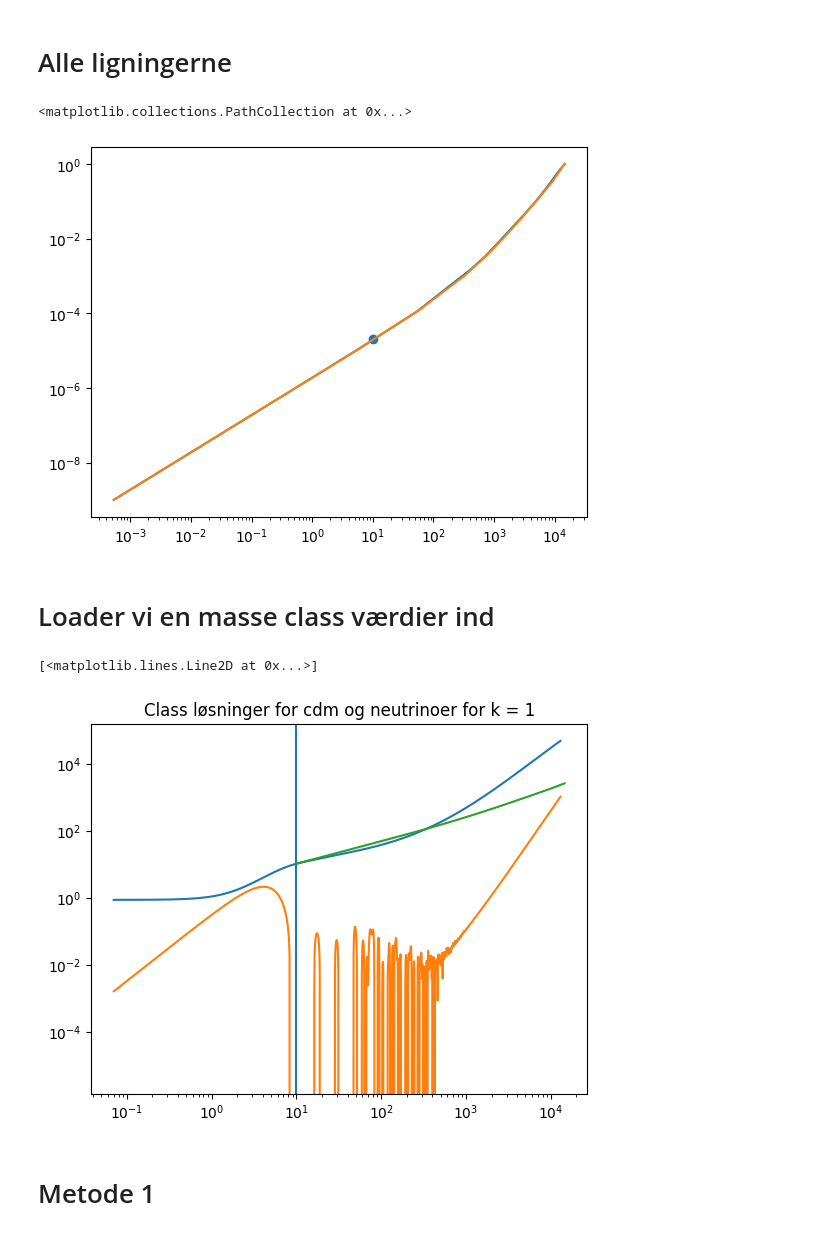
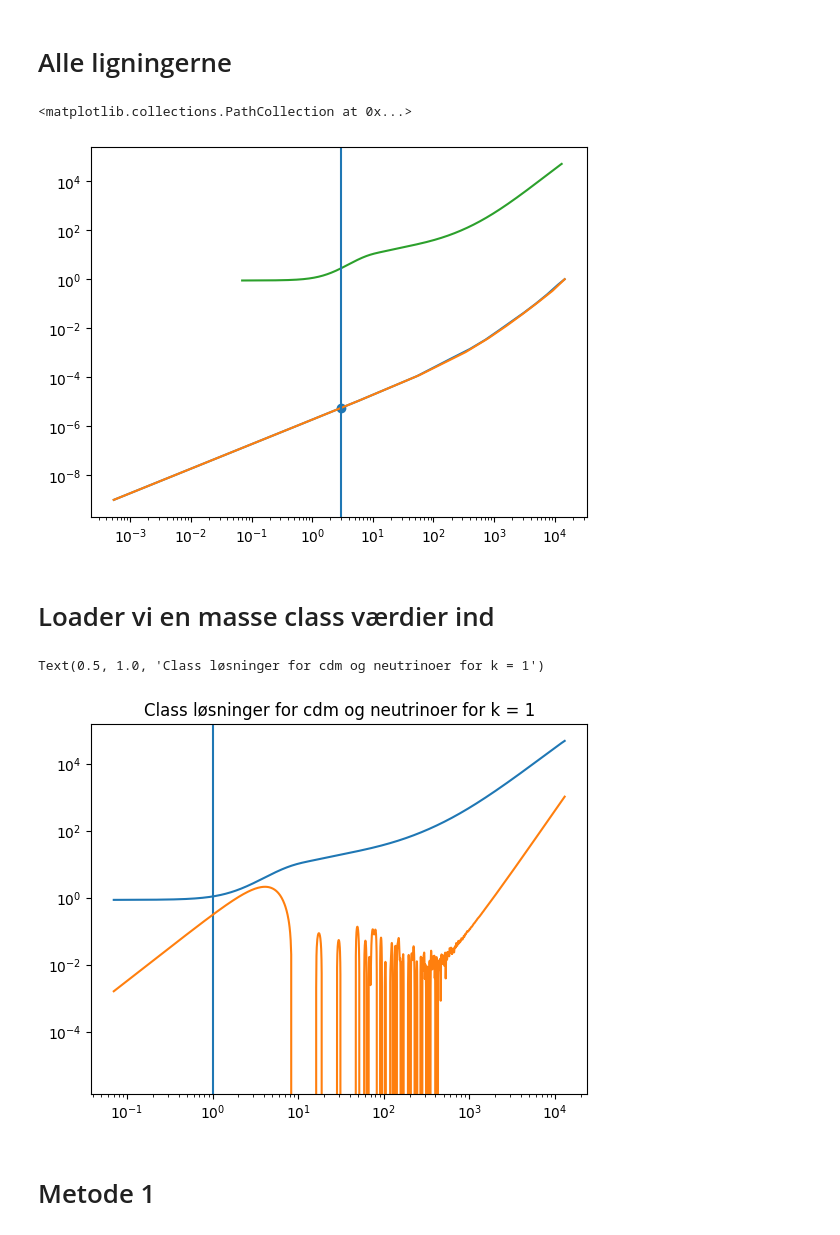
Before and after one commit to eriksteenberg/Power-spectrum-Test, a Jupyter notebook: cdm_cs_simulering-Copy1.ipynb, the cells around one changed output. Drawn from its saved outputs; the diff is of its cells as text; code cells hidden in the pictures.

```diff
--- a/cdm_cs_simulering-Copy1.ipynb
+++ b/cdm_cs_simulering-Copy1.ipynb
@@ -56,6 +50,13 @@ T_ini = x / k
 # %% [markdown]
 # Alle ligningerne
 # %%
+x = 3
+k_ind = 1
+k = kvec[k_ind]
+
+T_ini = x / k
+
+
 # udregner Hubbleparameteren
 
 def H(a):
@@ -76,44 +77,67 @@ def Tv(a):
 
 # lydhastighed
 
-def cs(a,mv):
-    return 2.680 * Tv(a) / mv
+def cs(a,mv,factor):
+    return factor * Tv(a) / mv
 
 # udregn a
 def a_solve(tau,y):
     a = y[0]
     a_dt = a * a * H(a)
     return [a_dt]
 
 
 
 
 tau_init =   (1/H0) * (Omega_R ** (-0.5)) * a0
 
 
 sol_tau = sc.solve_ivp(tau_cal,t_span=[a0,aend],y0=[tau_init])
 tau = sol_tau.y[0]
 
 
 sol_a = sc.solve_ivp(a_solve,t_span=[tau[0],tau[-1]],y0=[a0])
 a_tau = sol_a.t
 a = sol_a.y[0]
 
 #print(a[0],a[-1])
 
 a_interp = scipy.interpolate.interp1d(a_tau,a)
 #print(a_interp(14550))
 
 plt.loglog(tau,a_interp(tau))
 plt.loglog(a_tau,a)
 
 #plt.loglog(a,a_tau)
 plt.scatter(T_ini,a_interp(T_ini))
+
+
+
+
+delta_class = pts[k_ind]["delta_cdm"]
+theta_class = pts[k_ind]["theta_cdm"]
+tau_class = pts[k_ind]["tau [Mpc]"]
+delta_init = scipy.interpolate.interp1d(tau_class,delta_class)(T_ini)
+theta_init = scipy.interpolate.interp1d(tau_class,theta_class)(T_ini)
+# = np.interp(T_ini,tau_class,delta_class)
+#np.interp(T_ini,)
+delta_neutrino_class = pts[k_ind]["delta_ncdm[0]"]
+theta_neutrino_class = pts[k_ind]["theta_ncdm[0]"]
+
+
+a_class = pts[k_ind]["a"]
+
+delta_neutrino_init = scipy.interpolate.interp1d(tau_class,delta_neutrino_class)(T_ini)
+theta_neutrino_init = scipy.interpolate.interp1d(tau_class,theta_neutrino_class)(T_ini)
+
+plt.plot(tau_class,-delta_class)
+plt.axvline(T_ini)
+plt.scatter(T_ini,delta_init,c="red")
 # %% [output]
 <matplotlib.collections.PathCollection at 0x...>
-[figure, old version]
+[figure, new version]
-# %% [markdown]
-# Loader vi en masse class værdier ind
+# %% [markdown]
+# Loader vi en masse class værdier ind
 # %%
 
 
@@ -138,8 +162,8 @@ plt.axvline(T_ini)
 plt.loglog(tau_class,-delta_neutrino_class)
 plt.title("Class løsninger for cdm og neutrinoer for k = %s" %k)
 # %% [output]
-[<matplotlib.lines.Line2D at 0x...>]
+Text(0.5, 1.0, 'Class løsninger for cdm og neutrinoer for k = 1')
-[figure, old version]
+[figure, new version]
 # %% [markdown]
 # Metode 1
 # %%
```
Also changed, not shown: parts of 23 cells of this notebook, 1 other file.
